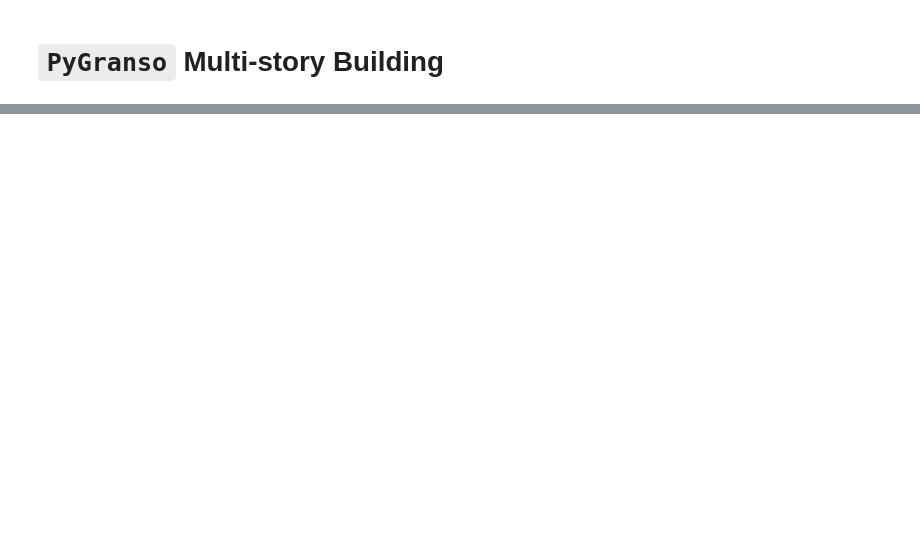
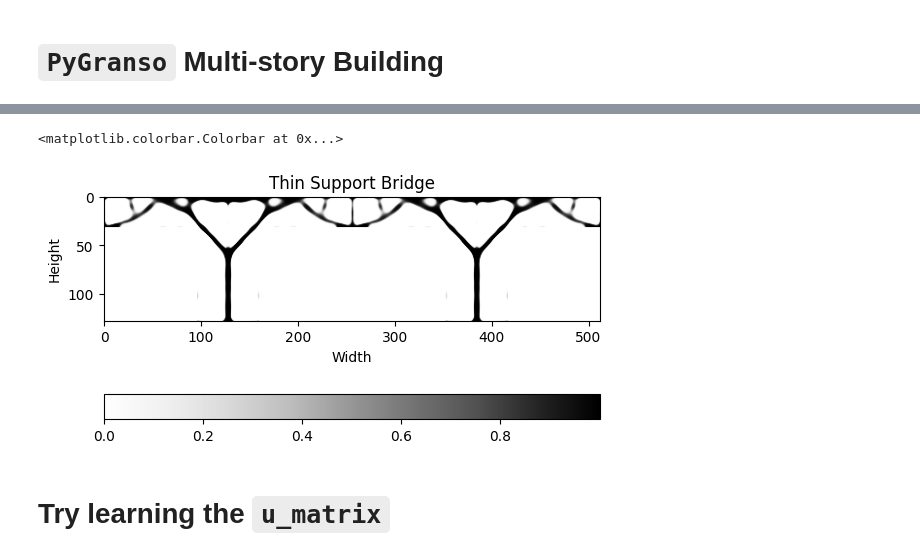
Before and after one commit to sun-umn/NCVX-Neural-Structural-Optimization, a Jupyter notebook: notebooks/Structural Optimization - PyGranso 🧨.ipynb, the cells around one changed output, grey strips where cells are left out. Cells and saved outputs as stored; diff of their text form; code cells hidden in the pictures; blank space fills up the shorter version.

```diff
--- a/notebooks/Structural Optimization - PyGranso 🧨.ipynb
+++ b/notebooks/Structural Optimization - PyGranso 🧨.ipynb
@@ -312,0 +381,20 @@ fig.tight_layout()
+# %%
+# Get the final frame
+final_frame = designs[-1].detach().numpy()
+reversed_frame = final_frame[:, ::-1]
+bridge_frame = np.hstack([final_frame, reversed_frame] * 2)
+
+# Create a figure and axis
+fig, ax = plt.subplots(1, 1)
+
+# Show the structure in grayscale
+im = ax.imshow(bridge_frame, cmap='Greys')
+ax.set_title('Thin Support Bridge')
+ax.set_ylabel('Height')
+ax.set_xlabel('Width')
+fig.colorbar(im, orientation="horizontal", pad=0.2)
+# %% [output]
+<matplotlib.colorbar.Colorbar at 0x...>
+[figure, added]
+# %% [markdown]
+# Try learning the `u_matrix`
```
Also changed, not shown: parts of 14 cells of this notebook, 1 other file.
